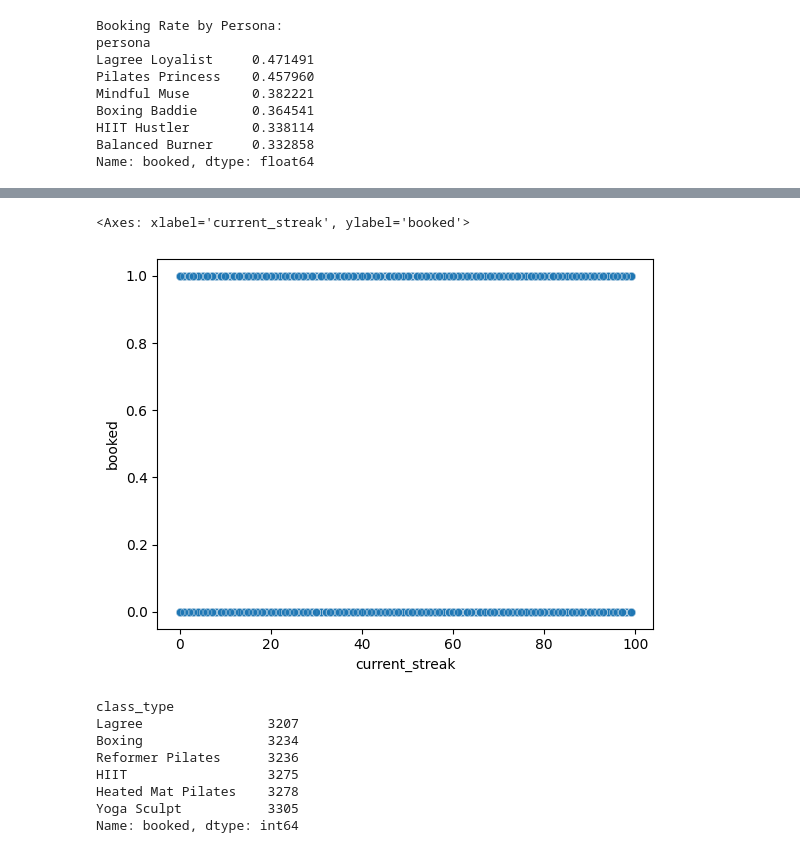
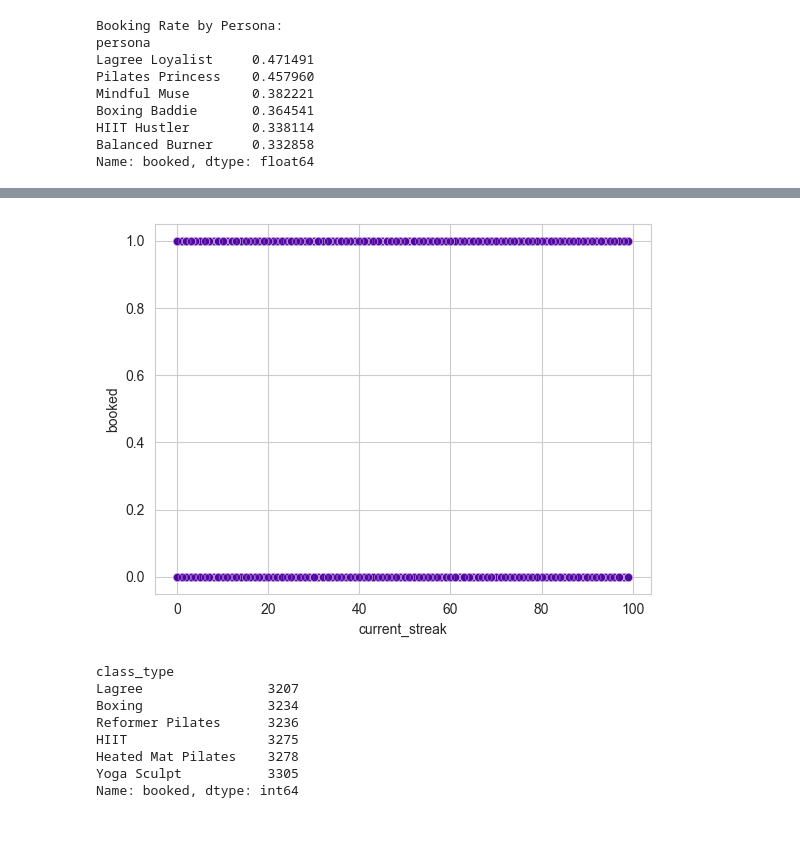
Before and after one commit to buildwithobi/classpass-optimization-engine, a Jupyter notebook: notebooks/02_eda.ipynb, the cells around one changed output, grey strips where cells are left out. Cells and saved outputs as stored; diff of their text form; code cells hidden in the pictures.

```diff
--- a/notebooks/02_eda.ipynb
+++ b/notebooks/02_eda.ipynb
@@ -119,4 +90,7 @@ plt.show()
 # booking vs price
 
 sns.boxplot(x = "booked", y = "credit_price", data = df)
+
+sns.set_palette("plasma")
+sns.set_style("whitegrid")
 # %% [output]
@@ -125,10 +98,12 @@ sns.boxplot(x = "booked", y = "credit_price", data = df)
 # %%
 # streak impact
 
 sns.scatterplot(x = "current_streak", y = "booked", data = df, alpha = 0.3)
+
+sns.set_palette("plasma")
+sns.set_style("whitegrid")
 # %% [output]
-<Axes: xlabel='current_streak', ylabel='booked'>
-[figure, old version]
+[figure, new version]
 # %%
 # class demand
 
```
Also changed, not shown: parts of 4 cells of this notebook, 2 other files.
